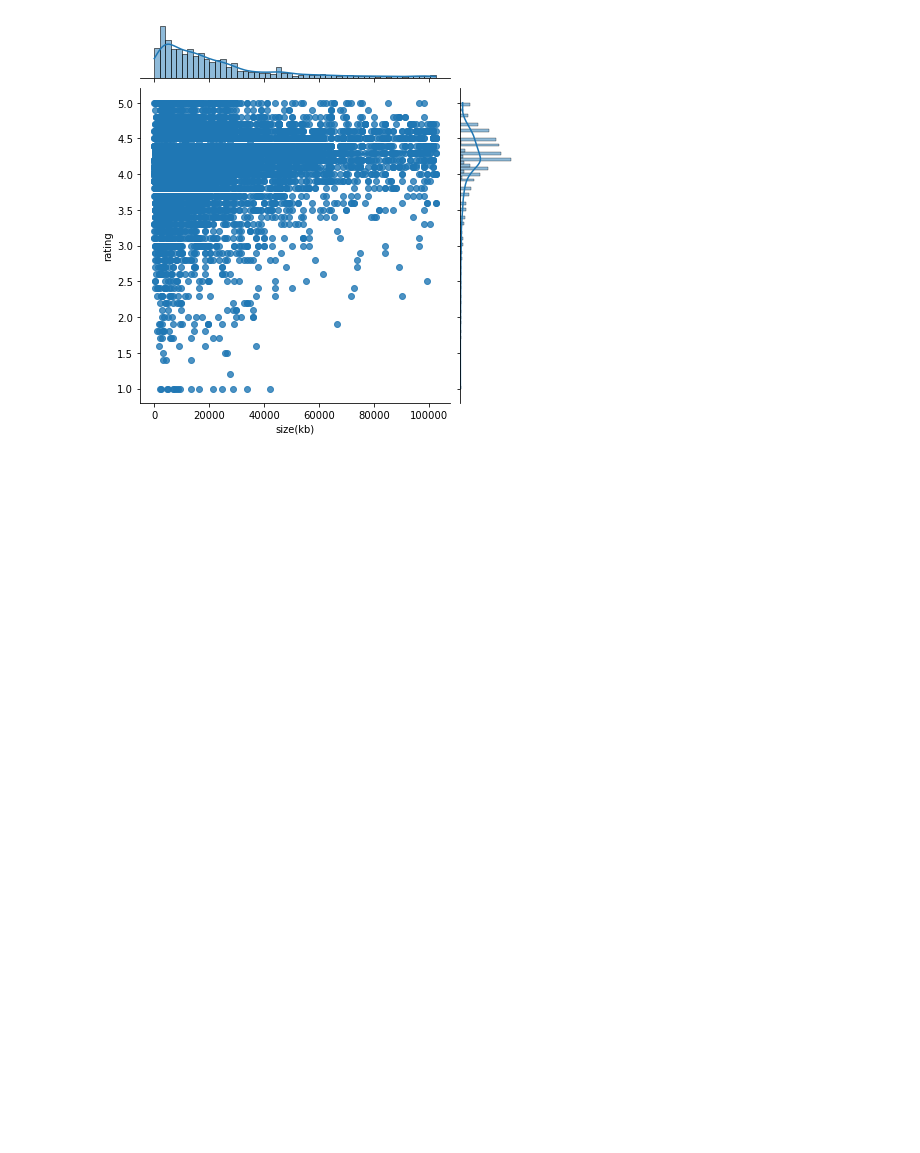
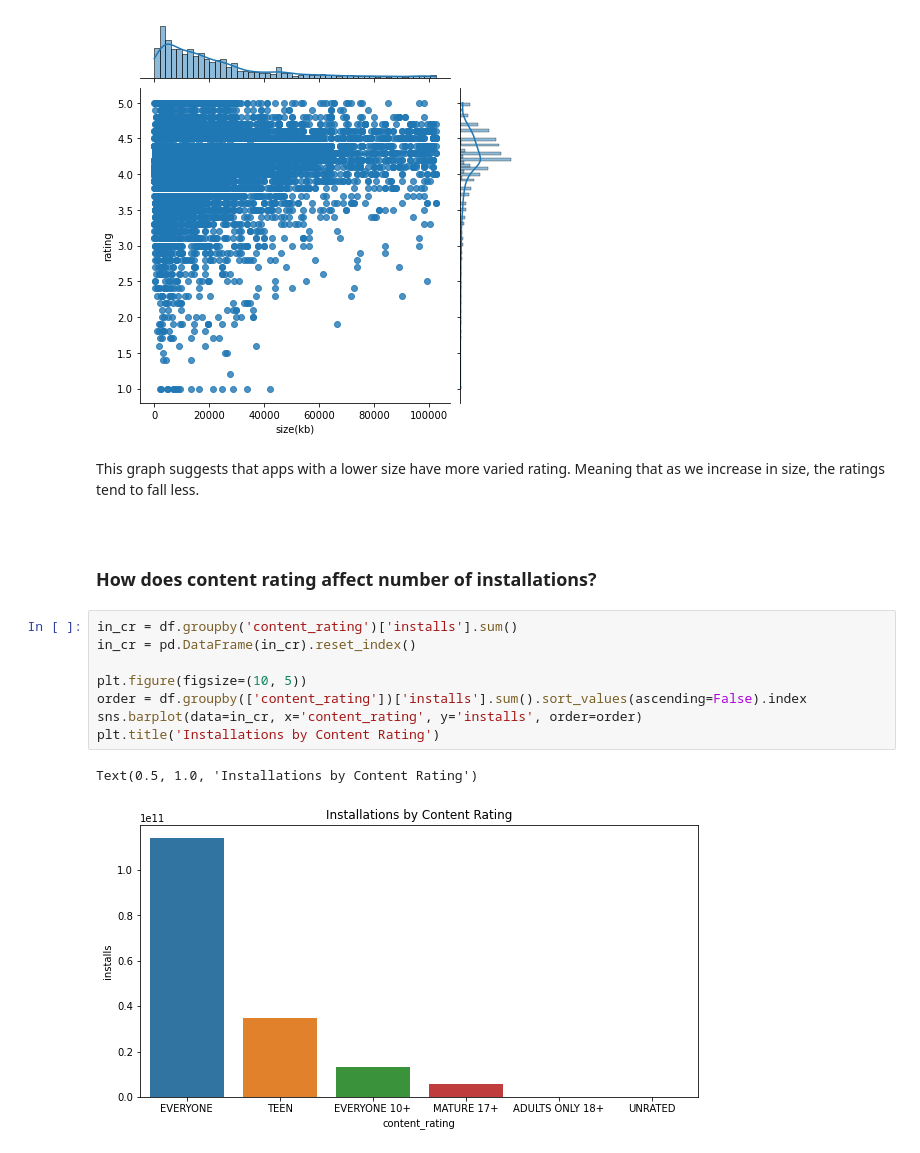
Before and after one commit to Rosiee0312/Google_Play_Store, a Jupyter notebook: Data_cleaning_EDA.ipynb, the cells around one changed output. Drawn from its saved outputs; the diff is of its cells as text; blank space fills up the shorter version.

```diff
--- a/Data_cleaning_EDA.ipynb
+++ b/Data_cleaning_EDA.ipynb
@@ -542,3 +581,19 @@ sns.jointplot(data=df, x='size(kb)', y = 'rating', kind='reg')
 <seaborn.axisgrid.JointGrid at 0x...>
 <Figure size 720x720 with 0 Axes>
 [figure]
+# %% [markdown]
+This graph suggests that apps with a lower size have more varied rating. Meaning that as we increase in size, the ratings tend to fall less.
+# %% [markdown]
+<a id="3.12"></a> <br>
+### How does content rating affect number of installations?
+# %%
+in_cr = df.groupby('content_rating')['installs'].sum()
+in_cr = pd.DataFrame(in_cr).reset_index()
+
+plt.figure(figsize=(10, 5))
+order = df.groupby(['content_rating'])['installs'].sum().sort_values(ascending=False).index
+sns.barplot(data=in_cr, x='content_rating', y='installs', order=order)
+plt.title('Installations by Content Rating')
+# %% [output]
+Text(0.5, 1.0, 'Installations by Content Rating')
+[figure, added]
```
Also changed, not shown: parts of 42 cells of this notebook.
